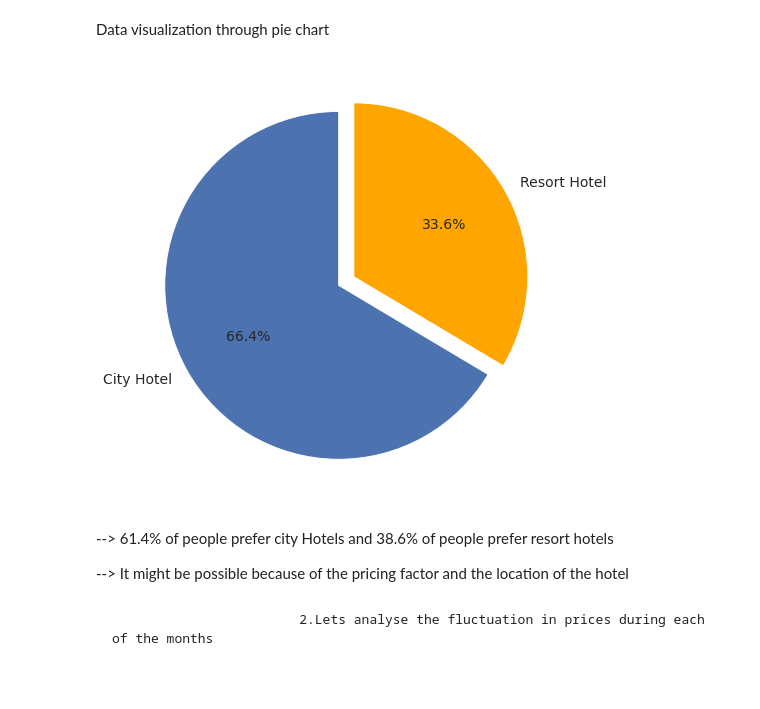
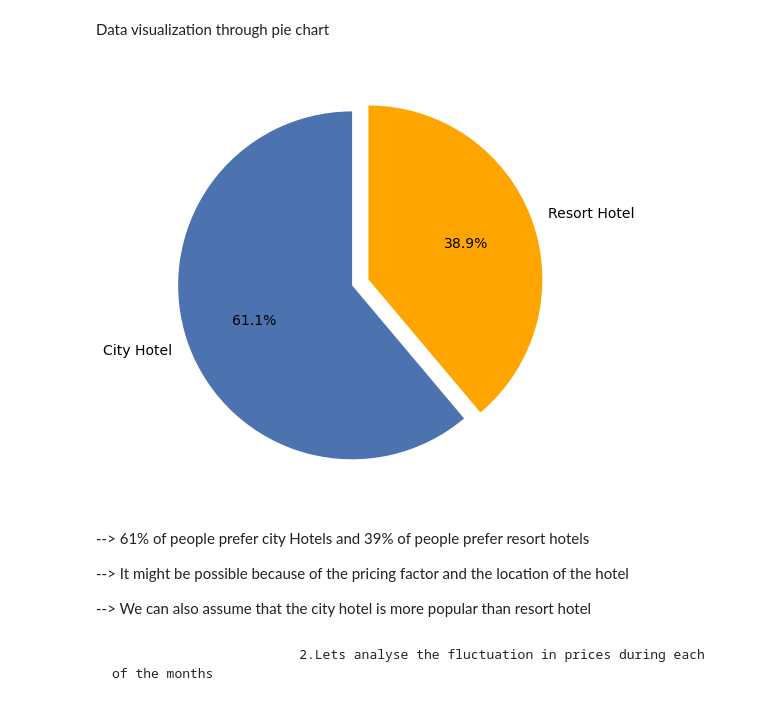
Before and after one commit to SomyaH99/Data_analysis_0f_Hotel_bookings, a Jupyter notebook: Hotel_Booking_Analysis_Capstone_Project.ipynb, the cells around one changed output. Drawn from its saved outputs; the diff is of its cells as text; code cells hidden in the pictures.

```diff
--- a/Hotel_Booking_Analysis_Capstone_Project.ipynb
+++ b/Hotel_Booking_Analysis_Capstone_Project.ipynb
@@ -251,4 +262,4 @@ df[df['adr'] <0]
 # %%
 # Dropping the ADR values which are less than 0
-df = df.drop(df[df.adr < 0].index)
-df[df['adr'] < 0]
+df1 = df1.drop(df1[df1.adr < 0].index)
+df1[df1['adr'] < 0]
@@ -258,4 +266,4 @@ df[df['adr'] < 0]
 # %%
 # Dropping the ADR value more than 5000
-df = df.drop(df[df.adr > 5000].index)
-df[df['adr']> 5000]
+df1 = df1.drop(df1[df1.adr > 5000].index)
+df1[df1['adr']> 5000]
@@ -266,0 +272,6 @@ Changing the names of some columns to make the data more comprehensive
+# %%
+#  Creating a column of total_no_in_group
+df1['total_no_in_group'] =df1['no_of_adults'] + df1['no_of_children'] +df1['no_of_babies']
+# %%
+# Creating a column of total_no_of_stays
+df1['total_no_of_stays']=df1['stays_in_week_nights'] + df1['stays_in_weekend_nights']
@@ -278,28 +340,30 @@ Data visualization through pie chart
 # %%
 # Enlarging the pie chart
 plt.rcParams['figure.figsize'] = 8,8
 
 # Indexing labels. tolist() will convert the index to list for easy manipulation
-labels = df['hotel'].value_counts().index.tolist()
+labels = df1['hotel'].value_counts().index.tolist()
 
 # Convert value counts to list
-sizes = df['hotel'].value_counts().tolist()
+sizes = df1['hotel'].value_counts().tolist()
 
 # As the name suggest, explode will determine how much each section is separated from each other
 explode = (0, 0.1)
 
 # Determine colour of pie chart
 colors = ['#4c72b0', 'orange']
 
 plt.pie(sizes, explode=explode, labels=labels, colors=colors, autopct='%1.1f%%',startangle=90, textprops={'fontsize': 14})
 plt.show()
 # %% [output]
-[figure, old version]
+[figure, new version]
 # %% [markdown]
---> 61.4% of people prefer city Hotels
-and 38.6% of people prefer resort hotels
+--> 61% of people prefer city Hotels
+and 39% of people prefer resort hotels
 
 --> It might be possible because of the pricing factor and the location of the hotel
+
+--> We can also assume that the city hotel is more popular than resort hotel
 # %% [markdown]
                             2.Lets analyse the fluctuation in prices during each of the months
 # %%
```
Also changed, not shown: parts of 18 cells of this notebook.
